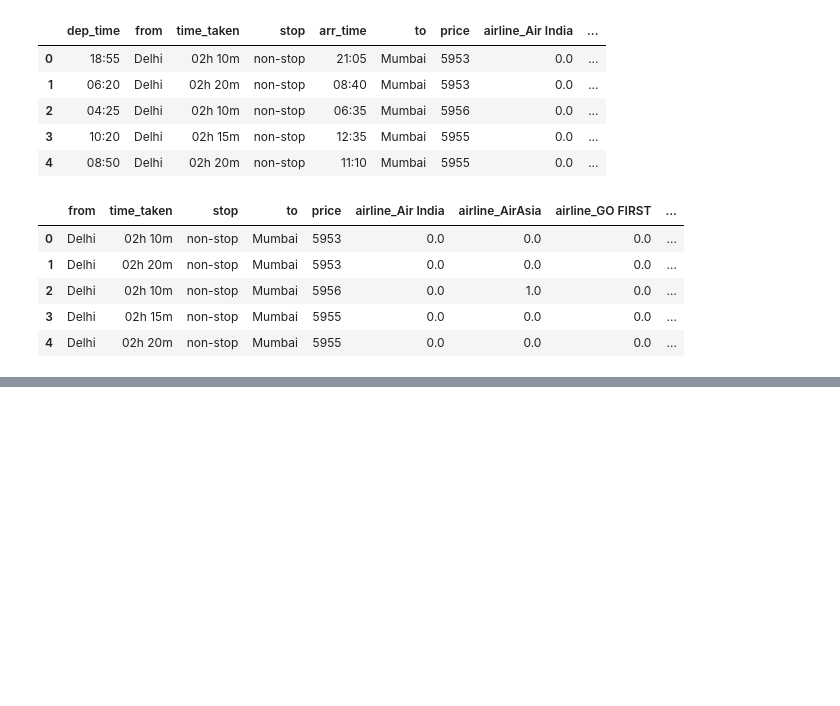
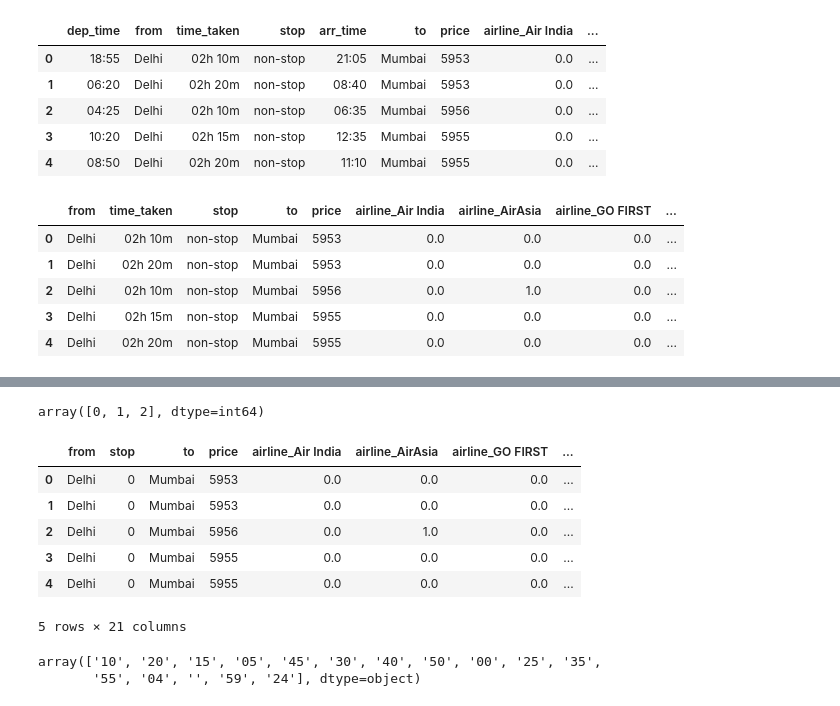
Before and after one commit to Bhardwaj-Ayush/DataScience, a Jupyter notebook: 25.EDA_Projects/1.Economy.ipynb, the cells around one changed output, grey strips where cells are left out. Drawn from its saved outputs; the diff is of its cells as text; code cells hidden in the pictures; blank space fills up the shorter version.

```diff
--- a/25.EDA_Projects/1.Economy.ipynb
+++ b/25.EDA_Projects/1.Economy.ipynb
@@ -171,3 +171,9 @@ df1.head()
 | 2 | Delhi | 02h 10m | non-stop | Mumbai | 5956 | 0.0 | 1.0 | 0.0 | ... |
 | 3 | Delhi | 02h 15m | non-stop | Mumbai | 5955 | 0.0 | 0.0 | 0.0 | ... |
 | 4 | Delhi | 02h 20m | non-stop | Mumbai | 5955 | 0.0 | 0.0 | 0.0 | ... |
+# %%
+# handling time_taken
+
+df1['time_taken_hr'] = df1['time_taken'].str.split(' ').str[0].str.split('h').str[0]
+df1['time_taken_min'] = df1['time_taken'].str.split(' ').str[1].str.split('m').str[0]
+df1.drop('time_taken',inplace = True, axis = 1)
@@ -173,0 +189,4 @@ df1.head()
+# %%
+# handling stop point by using ordinal encoding
+df1['stop'] = df1['stop'].str.split('\n').str[0]  # data is very bad
+df1['stop'].unique()
@@ -173,0 +195,3 @@ df1.head()
+# %%
+df1['stop'] = df1['stop'].map({'non-stop ': 0, '1-stop' : 1, '2+-stop' : 2})
+df1['stop']
@@ -173,0 +211,19 @@ df1.head()
+# %%
+df1['stop'].unique()
+# %% [output]
+array([0, 1, 2], dtype=int64)
+# %%
+df1.head()
+# %% [output]
+|  | from | stop | to | price | airline_Air India | airline_AirAsia | airline_GO FIRST | ... |
+| 0 | Delhi | 0 | Mumbai | 5953 | 0.0 | 0.0 | 0.0 | ... |
+| 1 | Delhi | 0 | Mumbai | 5953 | 0.0 | 0.0 | 0.0 | ... |
+| 2 | Delhi | 0 | Mumbai | 5956 | 0.0 | 1.0 | 0.0 | ... |
+| 3 | Delhi | 0 | Mumbai | 5955 | 0.0 | 0.0 | 0.0 | ... |
+| 4 | Delhi | 0 | Mumbai | 5955 | 0.0 | 0.0 | 0.0 | ... |
+5 rows × 21 columns
+# %%
+df1['time_taken_min'].unique()
+# %% [output]
+array(['10', '20', '15', '05', '45', '30', '40', '50', '00', '25', '35',
+       '55', '04', '', '59', '24'], dtype=object)
```
Also changed, not shown: parts of 6 cells of this notebook.
